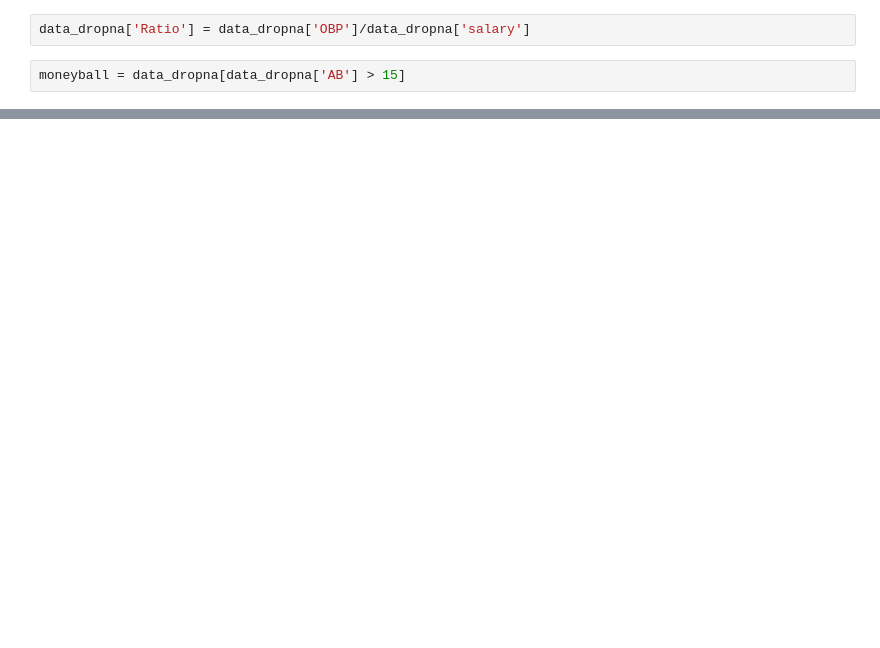
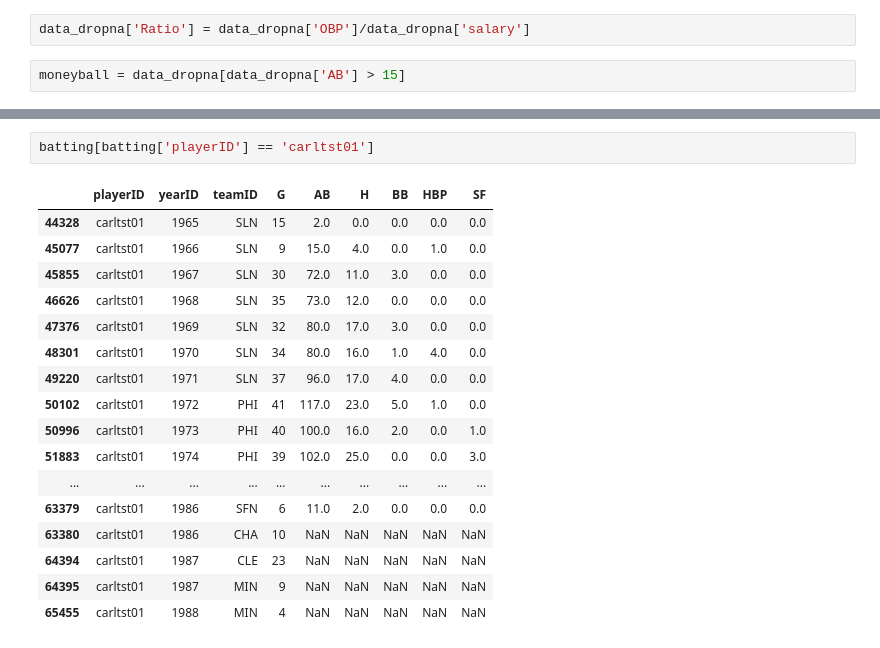
Before and after one commit to JonathanKross/moneyball, a Jupyter notebook: moneyball.ipynb, the cells around one changed output, grey strips where cells are left out. Drawn from its saved outputs; the diff is of its cells as text; blank space fills up the shorter version.

```diff
--- a/moneyball.ipynb
+++ b/moneyball.ipynb
@@ -115,0 +183,20 @@ moneyball.head()
+# %%
+batting[batting['playerID'] == 'carltst01']
+# %% [output]
+|  | playerID | yearID | teamID | G | AB | H | BB | HBP | SF |
+| 44328 | carltst01 | 1965 | SLN | 15 | 2.0 | 0.0 | 0.0 | 0.0 | 0.0 |
+| 45077 | carltst01 | 1966 | SLN | 9 | 15.0 | 4.0 | 0.0 | 1.0 | 0.0 |
+| 45855 | carltst01 | 1967 | SLN | 30 | 72.0 | 11.0 | 3.0 | 0.0 | 0.0 |
+| 46626 | carltst01 | 1968 | SLN | 35 | 73.0 | 12.0 | 0.0 | 0.0 | 0.0 |
+| 47376 | carltst01 | 1969 | SLN | 32 | 80.0 | 17.0 | 3.0 | 0.0 | 0.0 |
+| 48301 | carltst01 | 1970 | SLN | 34 | 80.0 | 16.0 | 1.0 | 4.0 | 0.0 |
+| 49220 | carltst01 | 1971 | SLN | 37 | 96.0 | 17.0 | 4.0 | 0.0 | 0.0 |
+| 50102 | carltst01 | 1972 | PHI | 41 | 117.0 | 23.0 | 5.0 | 1.0 | 0.0 |
+| 50996 | carltst01 | 1973 | PHI | 40 | 100.0 | 16.0 | 2.0 | 0.0 | 1.0 |
+| 51883 | carltst01 | 1974 | PHI | 39 | 102.0 | 25.0 | 0.0 | 0.0 | 3.0 |
+| ... | ... | ... | ... | ... | ... | ... | ... | ... | ... |
+| 63379 | carltst01 | 1986 | SFN | 6 | 11.0 | 2.0 | 0.0 | 0.0 | 0.0 |
+| 63380 | carltst01 | 1986 | CHA | 10 | NaN | NaN | NaN | NaN | NaN |
+| 64394 | carltst01 | 1987 | CLE | 23 | NaN | NaN | NaN | NaN | NaN |
+| 64395 | carltst01 | 1987 | MIN | 9 | NaN | NaN | NaN | NaN | NaN |
+| 65455 | carltst01 | 1988 | MIN | 4 | NaN | NaN | NaN | NaN | NaN |
```
Also changed, not shown: parts of 18 cells of this notebook.
